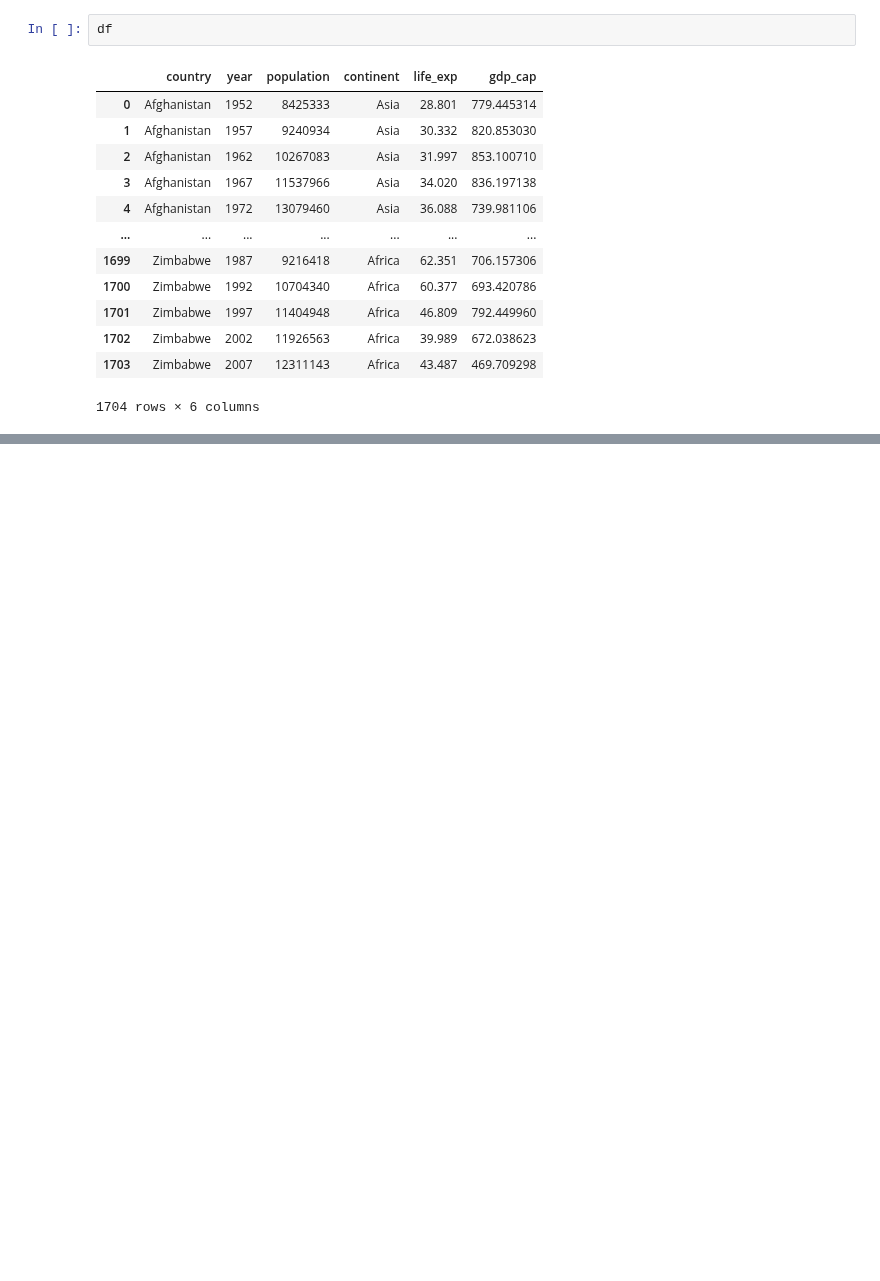
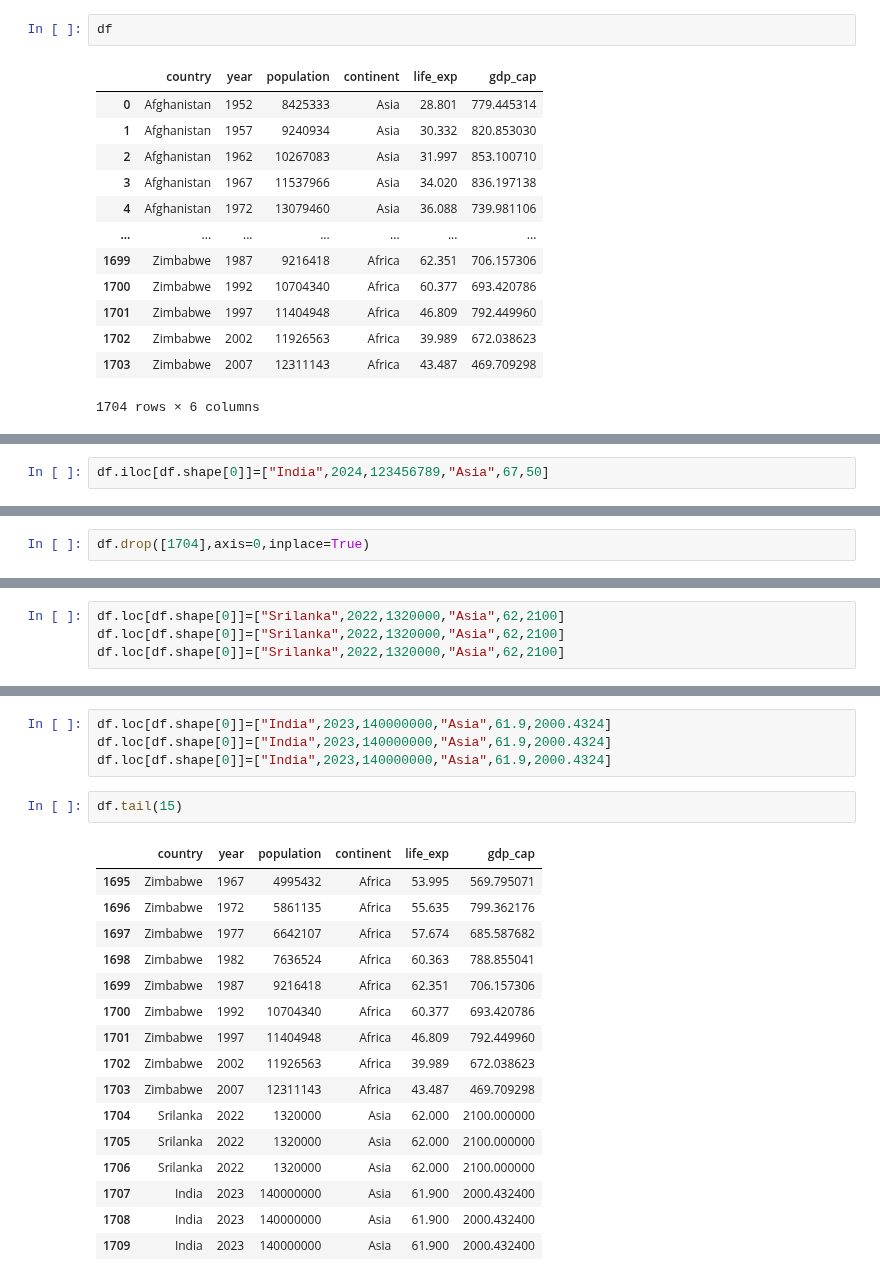
Before and after one commit to jeeet0700/Revision, a Jupyter notebook: Python Lib Rivision.ipynb, the cells around one changed output, grey strips where cells are left out. Drawn from its saved outputs; the diff is of its cells as text; blank space fills up the shorter version.

```diff
--- a/Python Lib Rivision.ipynb
+++ b/Python Lib Rivision.ipynb
@@ -658,0 +778,2 @@ df
+# %%
+df.iloc[df.shape[0]]=["India",2024,123456789,"Asia",67,50]
@@ -658,0 +814,2 @@ df
+# %%
+df.drop([1704],axis=0,inplace=True)
@@ -658,0 +972,4 @@ df
+# %%
+df.loc[df.shape[0]]=["Srilanka",2022,1320000,"Asia",62,2100]
+df.loc[df.shape[0]]=["Srilanka",2022,1320000,"Asia",62,2100]
+df.loc[df.shape[0]]=["Srilanka",2022,1320000,"Asia",62,2100]
@@ -658,0 +992,23 @@ df
+# %%
+df.loc[df.shape[0]]=["India",2023,140000000,"Asia",61.9,2000.4324]
+df.loc[df.shape[0]]=["India",2023,140000000,"Asia",61.9,2000.4324]
+df.loc[df.shape[0]]=["India",2023,140000000,"Asia",61.9,2000.4324]
+# %%
+df.tail(15)
+# %% [output]
+|  | country | year | population | continent | life_exp | gdp_cap |
+| 1695 | Zimbabwe | 1967 | 4995432 | Africa | 53.995 | 569.795071 |
+| 1696 | Zimbabwe | 1972 | 5861135 | Africa | 55.635 | 799.362176 |
+| 1697 | Zimbabwe | 1977 | 6642107 | Africa | 57.674 | 685.587682 |
+| 1698 | Zimbabwe | 1982 | 7636524 | Africa | 60.363 | 788.855041 |
+| 1699 | Zimbabwe | 1987 | 9216418 | Africa | 62.351 | 706.157306 |
+| 1700 | Zimbabwe | 1992 | 10704340 | Africa | 60.377 | 693.420786 |
+| 1701 | Zimbabwe | 1997 | 11404948 | Africa | 46.809 | 792.449960 |
+| 1702 | Zimbabwe | 2002 | 11926563 | Africa | 39.989 | 672.038623 |
+| 1703 | Zimbabwe | 2007 | 12311143 | Africa | 43.487 | 469.709298 |
+| 1704 | Srilanka | 2022 | 1320000 | Asia | 62.000 | 2100.000000 |
+| 1705 | Srilanka | 2022 | 1320000 | Asia | 62.000 | 2100.000000 |
+| 1706 | Srilanka | 2022 | 1320000 | Asia | 62.000 | 2100.000000 |
+| 1707 | India | 2023 | 140000000 | Asia | 61.900 | 2000.432400 |
+| 1708 | India | 2023 | 140000000 | Asia | 61.900 | 2000.432400 |
+| 1709 | India | 2023 | 140000000 | Asia | 61.900 | 2000.432400 |
```
Also changed, not shown: parts of 62 cells of this notebook.
